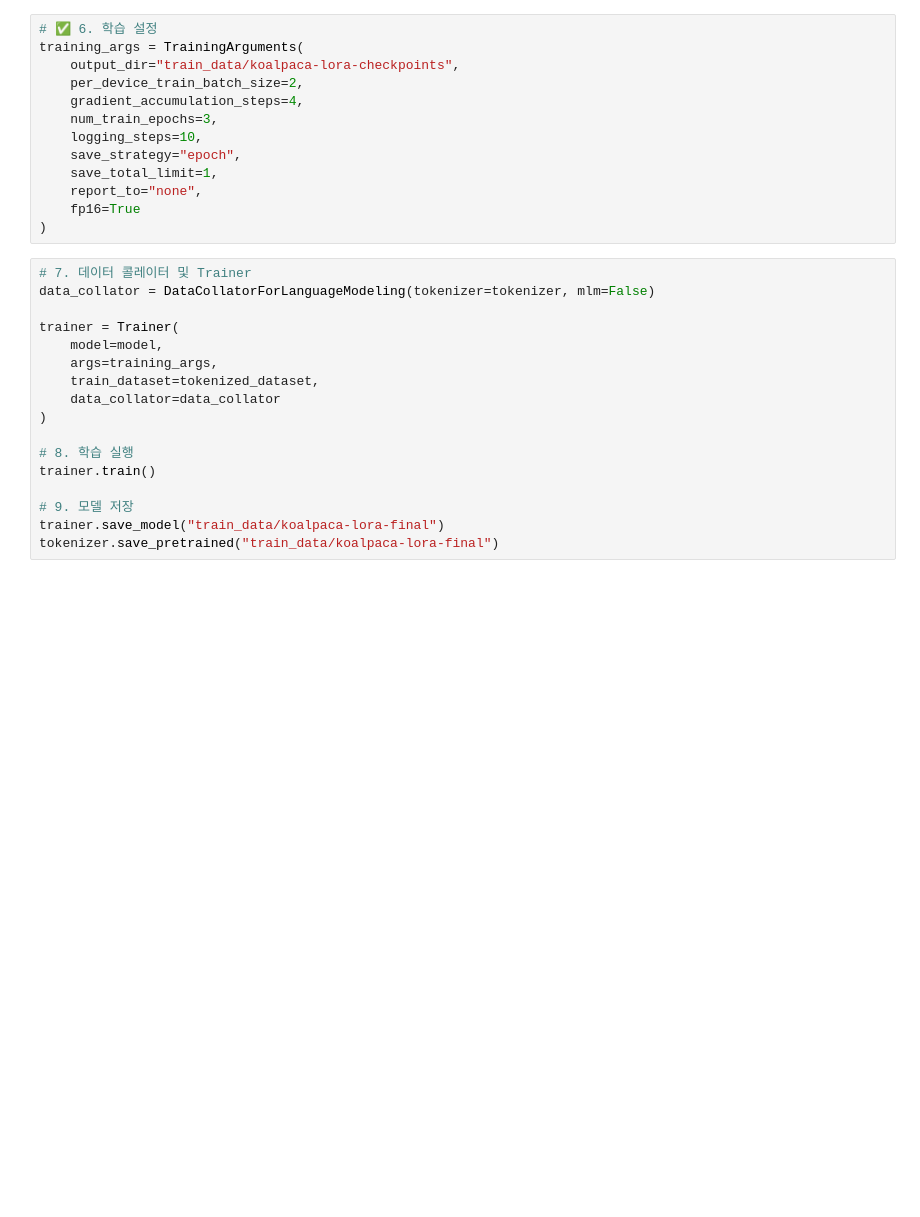
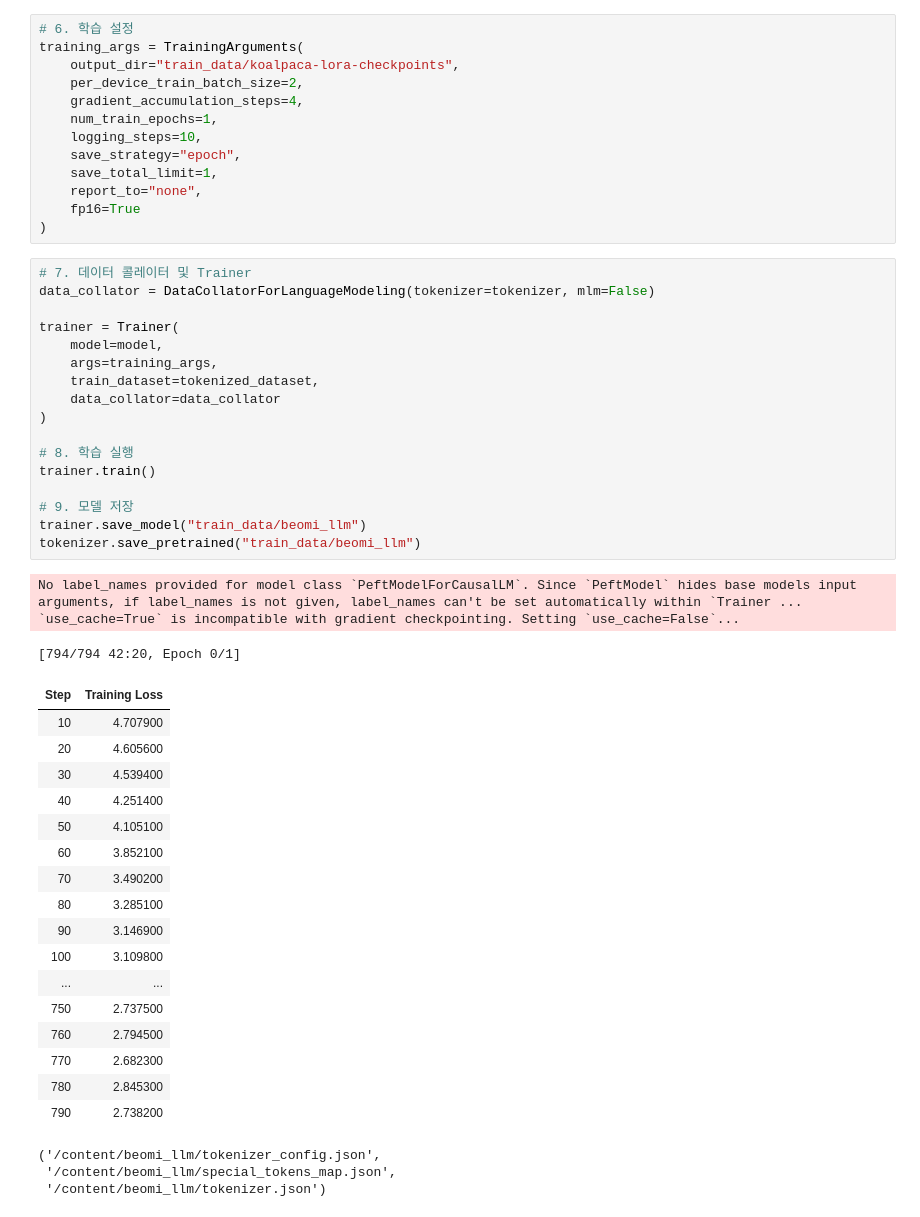
Before and after one commit to won3956/DSBA_project1, a Jupyter notebook: train_boemi_model.ipynb, the cells around one changed output. Cells and saved outputs as stored; diff of their text form; blank space fills up the shorter version.

```diff
--- a/train_boemi_model.ipynb
+++ b/train_boemi_model.ipynb
@@ -66,12 +66,12 @@ lora_config = LoraConfig(
 
 model = get_peft_model(model, lora_config)
 # %%
-# ✅ 6. 학습 설정
+# 6. 학습 설정
 training_args = TrainingArguments(
     output_dir="train_data/koalpaca-lora-checkpoints",
     per_device_train_batch_size=2,
     gradient_accumulation_steps=4,
-    num_train_epochs=3,
+    num_train_epochs=1,
     logging_steps=10,
     save_strategy="epoch",
     save_total_limit=1,
@@ -81,18 +81,42 @@ training_args = TrainingArguments(
 # %%
 # 7. 데이터 콜레이터 및 Trainer
 data_collator = DataCollatorForLanguageModeling(tokenizer=tokenizer, mlm=False)
 
 trainer = Trainer(
     model=model,
     args=training_args,
     train_dataset=tokenized_dataset,
     data_collator=data_collator
 )
 
 # 8. 학습 실행
 trainer.train()
 
 # 9. 모델 저장
-trainer.save_model("train_data/koalpaca-lora-final")
-tokenizer.save_pretrained("train_data/koalpaca-lora-final")
+trainer.save_model("train_data/beomi_llm")
+tokenizer.save_pretrained("train_data/beomi_llm")
+# %% [output]
+No label_names provided for model class `PeftModelForCausalLM`. Since `PeftModel` hides base models input arguments, if label_names is not given, label_names can't be set automatically within `Trainer ...
+`use_cache=True` is incompatible with gradient checkpointing. Setting `use_cache=False`...
+[794/794 42:20, Epoch 0/1]
+| Step | Training Loss |
+| 10 | 4.707900 |
+| 20 | 4.605600 |
+| 30 | 4.539400 |
+| 40 | 4.251400 |
+| 50 | 4.105100 |
+| 60 | 3.852100 |
+| 70 | 3.490200 |
+| 80 | 3.285100 |
+| 90 | 3.146900 |
+| 100 | 3.109800 |
+| ... | ... |
+| 750 | 2.737500 |
+| 760 | 2.794500 |
+| 770 | 2.682300 |
+| 780 | 2.845300 |
+| 790 | 2.738200 |
+('/content/beomi_llm/tokenizer_config.json',
+ '/content/beomi_llm/special_tokens_map.json',
+ '/content/beomi_llm/tokenizer.json')
 # %%
```
Also changed, not shown: parts of 10 cells of this notebook, 5 other files.
